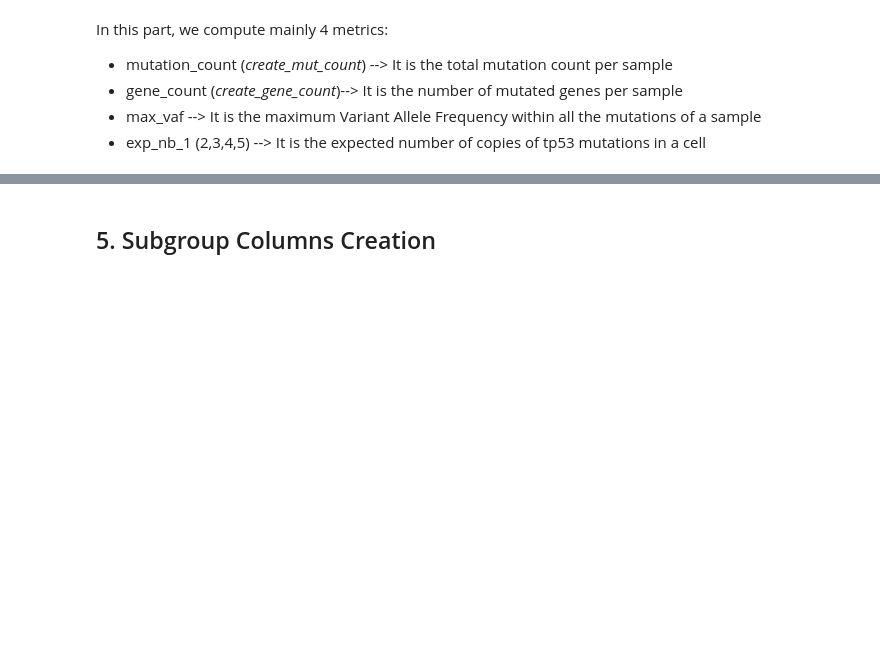
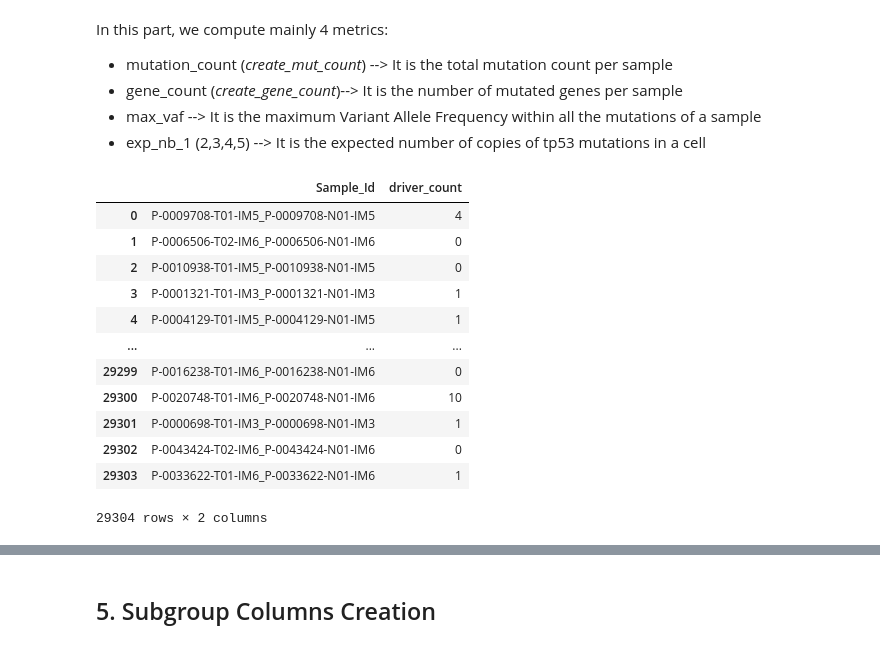
Before and after one commit to emilecohen/mskimpact_tp53_exploration, a Jupyter notebook: analysis/dataframe_generation/master_file_creation.ipynb, the cells around one changed output, grey strips where cells are left out. Saved outputs shown, nothing was run; the diff lists cells and outputs as text; code cells hidden in the pictures; blank space fills up the shorter version.

```diff
--- a/analysis/dataframe_generation/master_file_creation.ipynb
+++ b/analysis/dataframe_generation/master_file_creation.ipynb
@@ -502,0 +533,16 @@ def vc_group_cond_5(x):
+# %%
+driver_count.driver_count
+# %% [output]
+|  | Sample_Id | driver_count |
+| 0 | P-0009708-T01-IM5_P-0009708-N01-IM5 | 4 |
+| 1 | P-0006506-T02-IM6_P-0006506-N01-IM6 | 0 |
+| 2 | P-0010938-T01-IM5_P-0010938-N01-IM5 | 0 |
+| 3 | P-0001321-T01-IM3_P-0001321-N01-IM3 | 1 |
+| 4 | P-0004129-T01-IM5_P-0004129-N01-IM5 | 1 |
+| ... | ... | ... |
+| 29299 | P-0016238-T01-IM6_P-0016238-N01-IM6 | 0 |
+| 29300 | P-0020748-T01-IM6_P-0020748-N01-IM6 | 10 |
+| 29301 | P-0000698-T01-IM3_P-0000698-N01-IM3 | 1 |
+| 29302 | P-0043424-T02-IM6_P-0043424-N01-IM6 | 0 |
+| 29303 | P-0033622-T01-IM6_P-0033622-N01-IM6 | 1 |
+29304 rows × 2 columns
```
Also changed, not shown: parts of 19 cells of this notebook, 7 other files.
